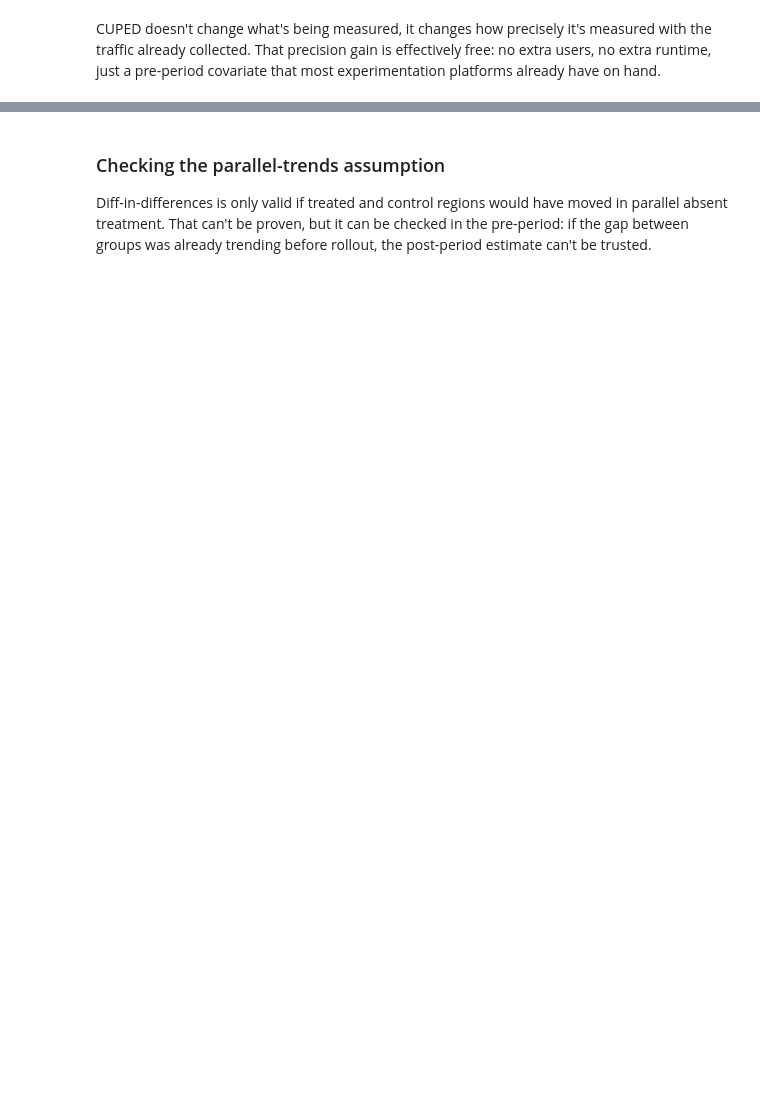
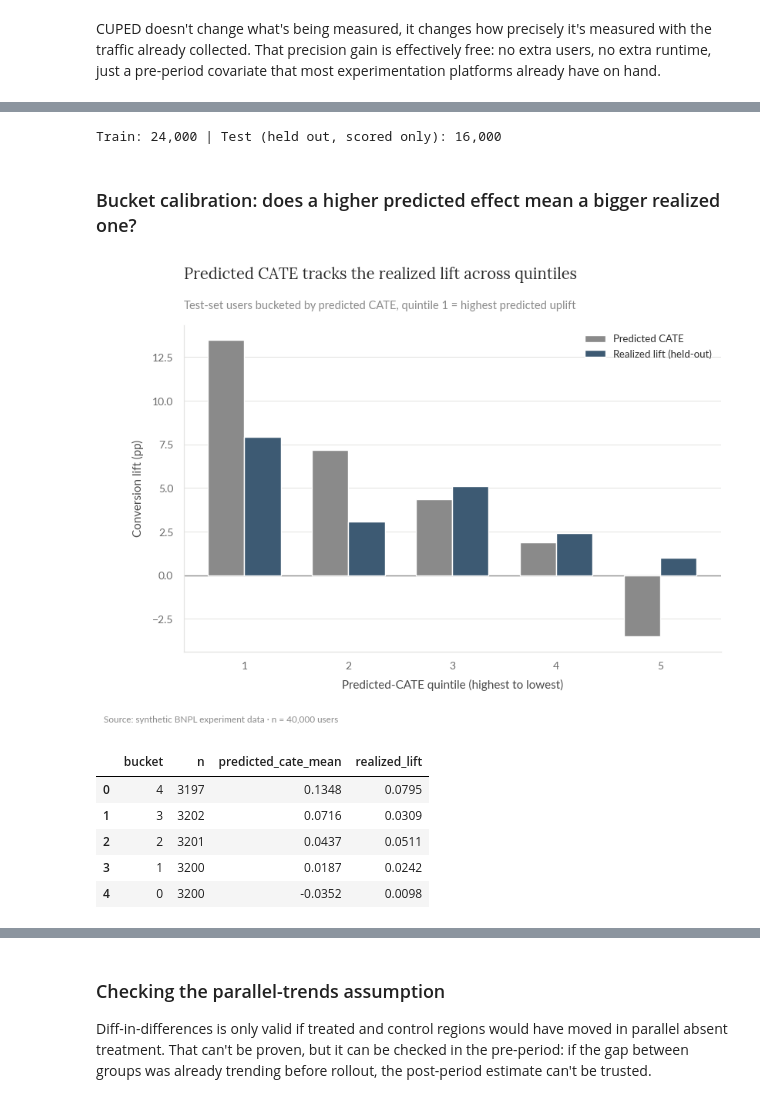
Before and after one commit to gus-morales/work-showcase, a Jupyter notebook: projects/03-growth-experimentation-segmentation/notebooks/03_growth_experimentation_segmentation.ipynb, the cells around one changed output, grey strips where cells are left out. Saved outputs shown, nothing was run; the diff lists cells and outputs as text; code cells hidden in the pictures; blank space fills up the shorter version.

```diff
--- a/projects/03-growth-experimentation-segmentation/notebooks/03_growth_experimentation_segmentation.ipynb
+++ b/projects/03-growth-experimentation-segmentation/notebooks/03_growth_experimentation_segmentation.ipynb
@@ -163,0 +170,61 @@ CUPED doesn't change what's being measured, it changes how precisely it's measur
+# %%
+from sklearn.ensemble import HistGradientBoostingClassifier
+from sklearn.model_selection import train_test_split
+
+RAW_COVARIATES = ["tenure_days", "sessions_pre_30d", "revenue_pre_30d_usd"]
+MODEL_COVARIATES = ["log_tenure_days", "sessions_pre_30d", "revenue_pre_30d_usd"]
+OUTCOME = "converted_post_14d"
+
+def add_model_features(frame):
+    frame = frame.copy()
+    frame["log_tenure_days"] = np.log1p(frame["tenure_days"])
+    return frame
+
+train_df, test_df = train_test_split(exp, test_size=0.4, random_state=13, stratify=exp["arm"])
+train_df = add_model_features(train_df)
+test_df = add_model_features(test_df)
+
+treat, control = train_df[train_df.arm == "treatment"], train_df[train_df.arm == "control"]
+model_treat = HistGradientBoostingClassifier(random_state=13, max_depth=3, max_iter=80, min_samples_leaf=120)
+model_control = HistGradientBoostingClassifier(random_state=13, max_depth=3, max_iter=80, min_samples_leaf=120)
+model_treat.fit(treat[MODEL_COVARIATES], treat[OUTCOME])
+model_control.fit(control[MODEL_COVARIATES], control[OUTCOME])
+
+test_df["cate_pred"] = (model_treat.predict_proba(test_df[MODEL_COVARIATES])[:, 1]
+                         - model_control.predict_proba(test_df[MODEL_COVARIATES])[:, 1])
+print(f"Train: {len(train_df):,} | Test (held out, scored only): {len(test_df):,}")
+# %% [output]
+Train: 24,000 | Test (held out, scored only): 16,000
+# %% [markdown]
+### Bucket calibration: does a higher predicted effect mean a bigger realized one?
+# %%
+test_df["bucket"] = pd.qcut(test_df["cate_pred"], 5, labels=False, duplicates="drop")
+bucket_rows = []
+for b, g in test_df.groupby("bucket"):
+    t, c = g[g.arm == "treatment"], g[g.arm == "control"]
+    bucket_rows.append({"bucket": b, "n": len(g), "predicted_cate_mean": g["cate_pred"].mean(),
+                         "realized_lift": t[OUTCOME].mean() - c[OUTCOME].mean()})
+bucket_df = pd.DataFrame(bucket_rows).sort_values("bucket", ascending=False).reset_index(drop=True)
+
+fig, ax = plt.subplots(figsize=(9, 5.5))
+x = np.arange(len(bucket_df))
+width = 0.35
+ax.bar(x - width/2, bucket_df["predicted_cate_mean"] * 100, width, color=GREY, label="Predicted CATE", zorder=3)
+ax.bar(x + width/2, bucket_df["realized_lift"] * 100, width, color=SLATE, label="Realized lift (held-out)", zorder=3)
+ax.axhline(0, color=GREY, linewidth=1)
+ax.set_xticks(x); ax.set_xticklabels([f"{i+1}" for i in range(len(bucket_df))])
+style_ax(ax, title="Predicted CATE tracks the realized lift across quintiles",
+         subtitle="Test-set users bucketed by predicted CATE, quintile 1 = highest predicted uplift",
+         xlabel="Predicted-CATE quintile (highest to lowest)", ylabel="Conversion lift (pp)")
+ax.legend(fontsize=9.5, loc="upper right")
+add_footnote(fig, SOURCE_EXP)
+plt.show()
+bucket_df.round(4)
+# %% [output]
+[figure, added]
+|  | bucket | n | predicted_cate_mean | realized_lift |
+| 0 | 4 | 3197 | 0.1348 | 0.0795 |
+| 1 | 3 | 3202 | 0.0716 | 0.0309 |
+| 2 | 2 | 3201 | 0.0437 | 0.0511 |
+| 3 | 1 | 3200 | 0.0187 | 0.0242 |
+| 4 | 0 | 3200 | -0.0352 | 0.0098 |
```
Also changed, not shown: parts of 26 cells of this notebook, 18 other files.
